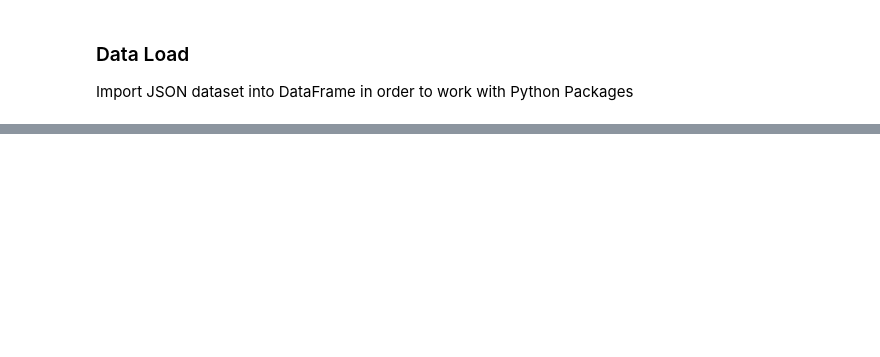
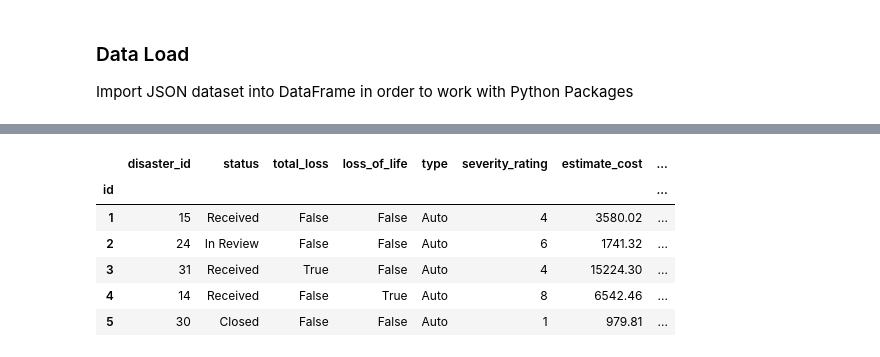
Before and after one commit to StateFarmInsCodingCompetition/2023-StateFarm-CodingCompetition, a Jupyter notebook: python/data_analysis.ipynb, the cells around one changed output, grey strips where cells are left out. Cells and saved outputs as stored; diff of their text form; code cells hidden in the pictures; blank space fills up the shorter version.

```diff
--- a/python/data_analysis.ipynb
+++ b/python/data_analysis.ipynb
@@ -37,0 +54,10 @@ df_disasters = pd.json_normalize(disasters.to_dict(orient='records')) # Normaliz
+# %%
+claims.head()
+# %% [output]
+|  | disaster_id | status | total_loss | loss_of_life | type | severity_rating | estimate_cost | ... |
+| id |  |  |  |  |  |  |  | ... |
+| 1 | 15 | Received | False | False | Auto | 4 | 3580.02 | ... |
+| 2 | 24 | In Review | False | False | Auto | 6 | 1741.32 | ... |
+| 3 | 31 | Received | True | False | Auto | 4 | 15224.30 | ... |
+| 4 | 14 | Received | False | True | Auto | 8 | 6542.46 | ... |
+| 5 | 30 | Closed | False | False | Auto | 1 | 979.81 | ... |
```
Also changed, not shown: parts of 12 cells of this notebook, 2 other files.
